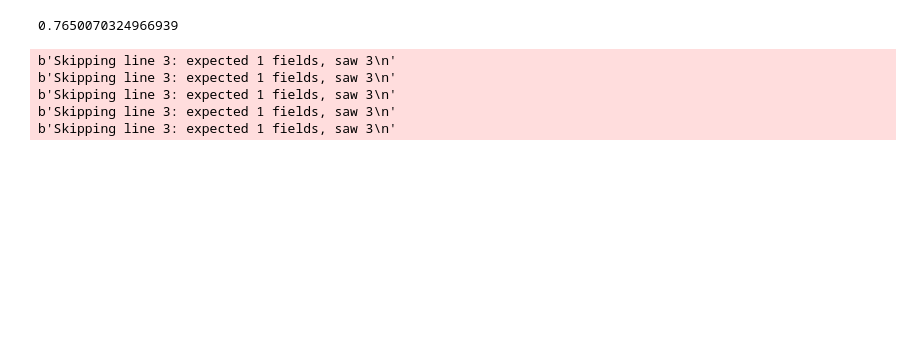
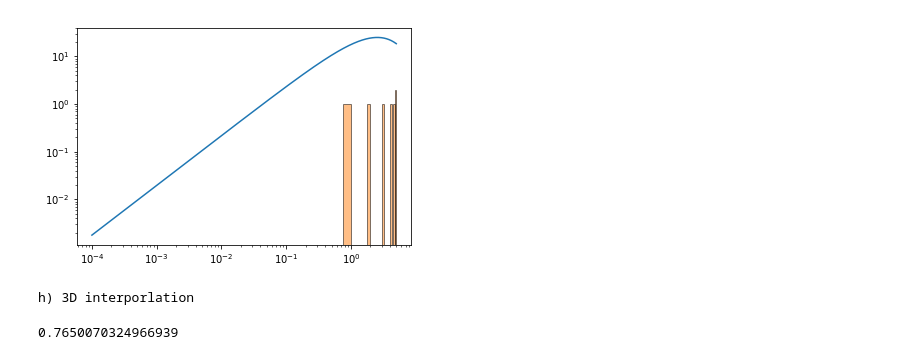
Before and after one commit to ruoyanwangdr/Numerical-Recipes-In-Astrophysics, a Jupyter notebook: handin1.ipynb, the cells around one changed output. Saved outputs shown, nothing was run; the diff lists cells and outputs as text; code cells hidden in the pictures; blank space fills up the shorter version.

```diff
--- a/handin1.ipynb
+++ b/handin1.ipynb
@@ -537,4 +536,16 @@ multi_halo(4)[0]
+# %%
+plt.plot(np.arange(1.e-4, 5, 0.001), N(np.arange(1.e-4, 5, 0.001)))
+plt.hist(avg, bins=20, range=(1.e-4,5), alpha=0.5, histtype='bar', ec='black')
+plt.xscale('log')
+plt.yscale('log')
+# %% [output]
+[figure, added]
 # %%
+# Part h)
+print()
+print('h) 3D interporlation')
+print()
+
 new_a = np.arange(1.1, 2.6, 0.1)
 new_b = np.arange(0.5, 2.1, 0.1)
 new_c = np.arange(1.5, 4.1, 0.1)
@@ -544,24 +555,20 @@ def multi_A(a, b, c):
     for i in range(len(a)):
         for j in range(len(b)):
             for k in range(len(c)):
-                new_n_1d = lambda x:4*np.pi*x**2*(x/b[j])**(a[i]-3)*np.e**(-(x/b[j])**c[k])
+                new_n_1d = lambda x:4*np.pi*x**2*(x/b[j])**(a[i]-3)*np.e**(-(x/b[j]**c[k])
                 A[i][j][k] = 1/midpoint(new_n_1d, 0, 5, 10000)
     return A
 
 new_A = multi_A(new_a, new_b, new_c)
+# %% [output]
+h) 3D interporlation
 # %%
 new_A[0][0][0]
 # %% [output]
 0.7650070324966939
 # %%
-satgals_m11 = pd.read_csv('satgals_m11.txt', error_bad_lines=False)
-satgals_m12 = pd.read_csv('satgals_m12.txt', error_bad_lines=False)
-satgals_m13 = pd.read_csv('satgals_m13.txt', error_bad_lines=False)
-satgals_m14 = pd.read_csv('satgals_m14.txt', error_bad_lines=False)
-satgals_m15 = pd.read_csv('satgals_m15.txt', error_bad_lines=False)
+satgals_m15 = open('satgals_m15.txt', 'r')
+#satgals_m12 = pd.read_csv('satgals_m12.txt', error_bad_lines=False)
+#satgals_m13 = pd.read_csv('satgals_m13.txt', error_bad_lines=False)
+#satgals_m14 = pd.read_csv('satgals_m14.txt', error_bad_lines=False)
+#satgals_m15 = pd.read_csv('satgals_m15.txt', error_bad_lines=False)
-# %% [output]
-b'Skipping line 3: expected 1 fields, saw 3\n'
-b'Skipping line 3: expected 1 fields, saw 3\n'
-b'Skipping line 3: expected 1 fields, saw 3\n'
-b'Skipping line 3: expected 1 fields, saw 3\n'
-b'Skipping line 3: expected 1 fields, saw 3\n'
```
Also changed, not shown: parts of 9 cells of this notebook.
